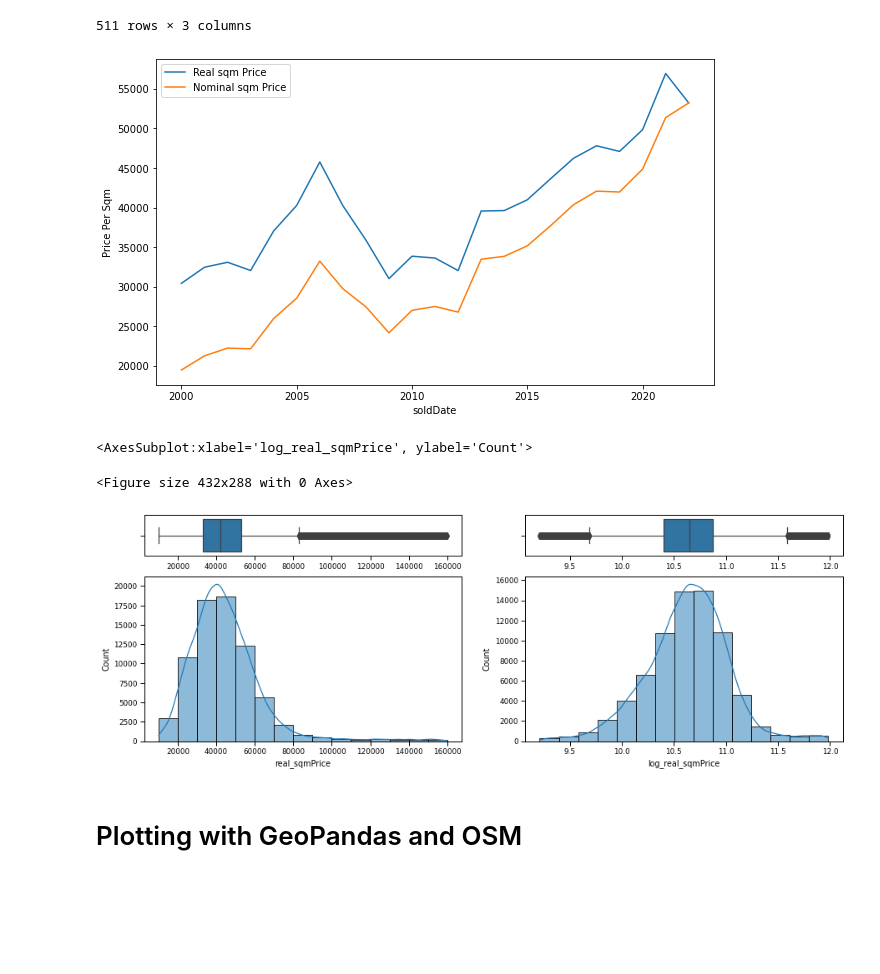
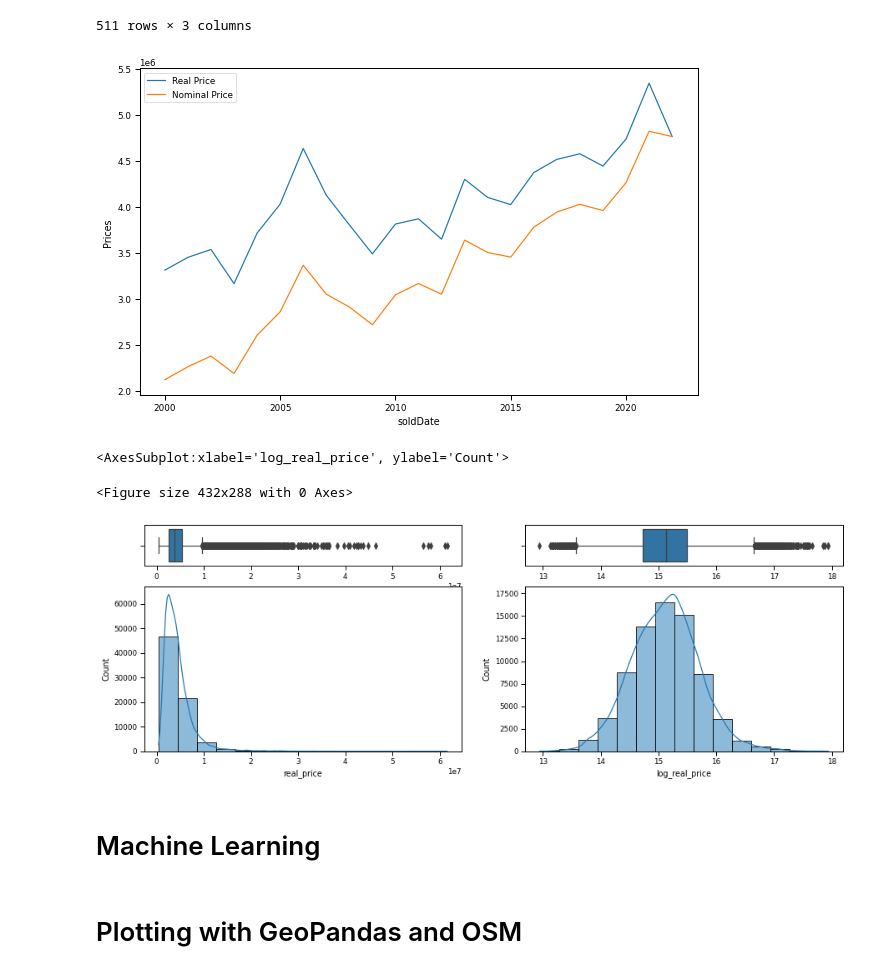
Before and after one commit to yapicikerem/ISDS_G9, a Jupyter notebook: data_analysis.ipynb, the cells around one changed output. Saved outputs shown, nothing was run; the diff lists cells and outputs as text; code cells hidden in the pictures; blank space fills up the shorter version.

```diff
--- a/data_analysis.ipynb
+++ b/data_analysis.ipynb
@@ -287,26 +287,27 @@ inflation_dict[2022] = 100
 
 houses['inflation (2022M07 = 100)'] = [inflation_dict[year] for year in pd.to_datetime(houses.soldDate).dt.year]
 
+houses['real_price'] = (houses.price/houses['inflation (2022M07 = 100)'])*100
+
+# Remove outliers based on  sqmPrice after adjusting for CPI
 houses['real_sqmPrice'] = (houses.sqmPrice/houses['inflation (2022M07 = 100)'])*100
-
-# Remove outliers for sqmPrice after adjusting for CPI
 houses = houses.loc[(houses['real_sqmPrice']<=160000) & (houses['real_sqmPrice']>=10000)]
 houses.reset_index(drop = True, inplace = True)
 # %%
 plt.subplots(figsize=(10, 6))
 
-houses.groupby([pd.to_datetime(houses.soldDate).dt.year])['real_sqmPrice'].mean().plot(label="Real sqm Price")
+houses.groupby([pd.to_datetime(houses.soldDate).dt.year])['real_price'].mean().plot(label="Real Price")
 
-houses.groupby([pd.to_datetime(houses.soldDate).dt.year])['sqmPrice'].mean().plot(label="Nominal sqm Price")
+houses.groupby([pd.to_datetime(houses.soldDate).dt.year])['price'].mean().plot(label="Nominal Price")
 
 
 plt.legend()
-plt.ylabel("Price Per Sqm");
+plt.ylabel("Prices");
 # %% [output]
-[figure, old version]
+[figure, new version]
 # %%
 # Transform sqmPrices to logs
-houses['log_real_sqmPrice'] = np.log(houses['real_sqmPrice'])
+houses['log_real_price'] = np.log(houses['real_price'])
 # Create year variable to create year dummies
 houses['year'] = pd.DatetimeIndex(houses['soldDate']).year
 # Drop irrelevant columns
@@ -317,13 +318,15 @@ sns.set_context("paper")
 fig, (ax_box, ax_hist) = plt.subplots(2,2, sharex=False, gridspec_kw={"height_ratios": (.20, .80),}, figsize=(15,5))
 
 # assigning a graph to each ax
-sns.boxplot(houses['real_sqmPrice'], ax=ax_box[0]).set(xlabel=None)
-sns.boxplot(houses['log_real_sqmPrice'], ax=ax_box[1]).set(xlabel=None)
+sns.boxplot(houses['real_price'], ax=ax_box[0]).set(xlabel=None)
+sns.boxplot(houses['log_real_price'], ax=ax_box[1]).set(xlabel=None)
 
-sns.histplot(data=houses['real_sqmPrice'], bins=15, kde=True, ax=ax_hist[0])
-sns.histplot(data=houses['log_real_sqmPrice'], bins=15, kde=True, ax=ax_hist[1])
-# plt.savefig('box_hist_sqmPrices.png', bbox_inches="tight")
+sns.histplot(data=houses['real_price'], bins=15, kde=True, ax=ax_hist[0])
+sns.histplot(data=houses['log_real_price'], bins=15, kde=True, ax=ax_hist[1])
+# plt.savefig('box_hist_prices.png', bbox_inches="tight")
 # %% [output]
-<AxesSubplot:xlabel='log_real_sqmPrice', ylabel='Count'>
+<AxesSubplot:xlabel='log_real_price', ylabel='Count'>
 <Figure size 432x288 with 0 Axes>
-[figure, old version]
+[figure, new version]
+# %% [markdown]
+# Machine Learning
```
Also changed, not shown: parts of 5 cells of this notebook, 1 other file.
